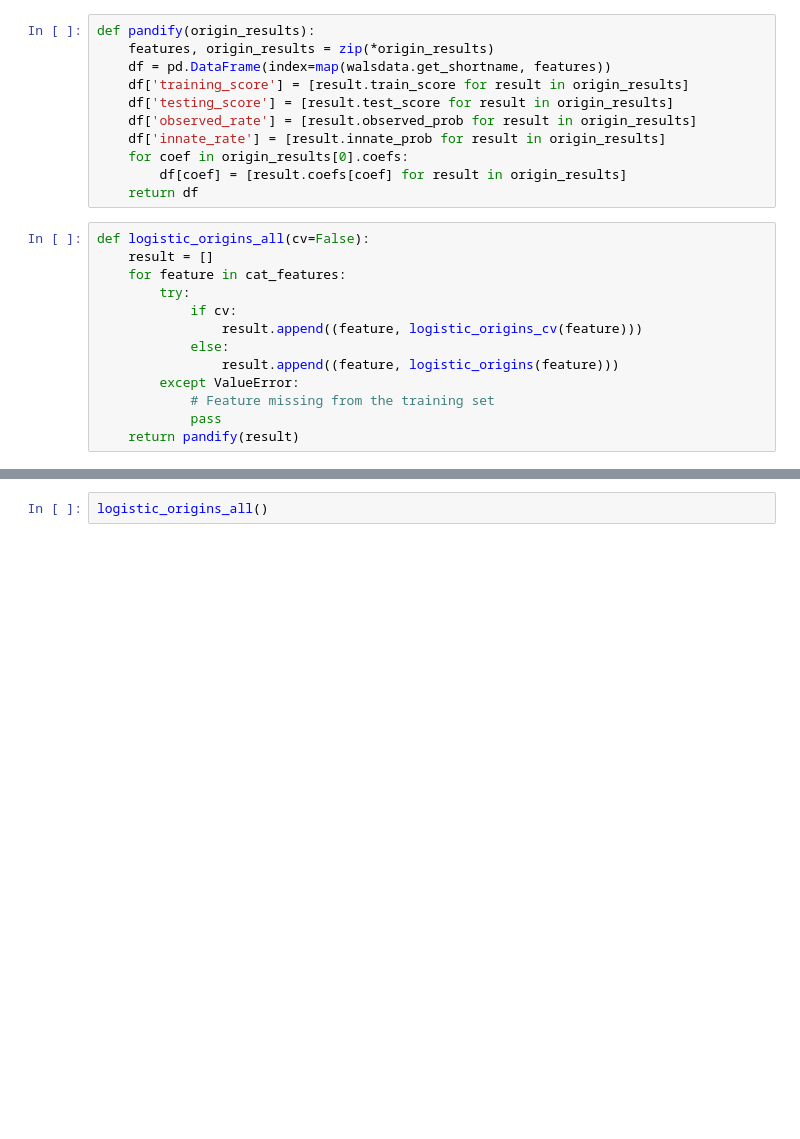
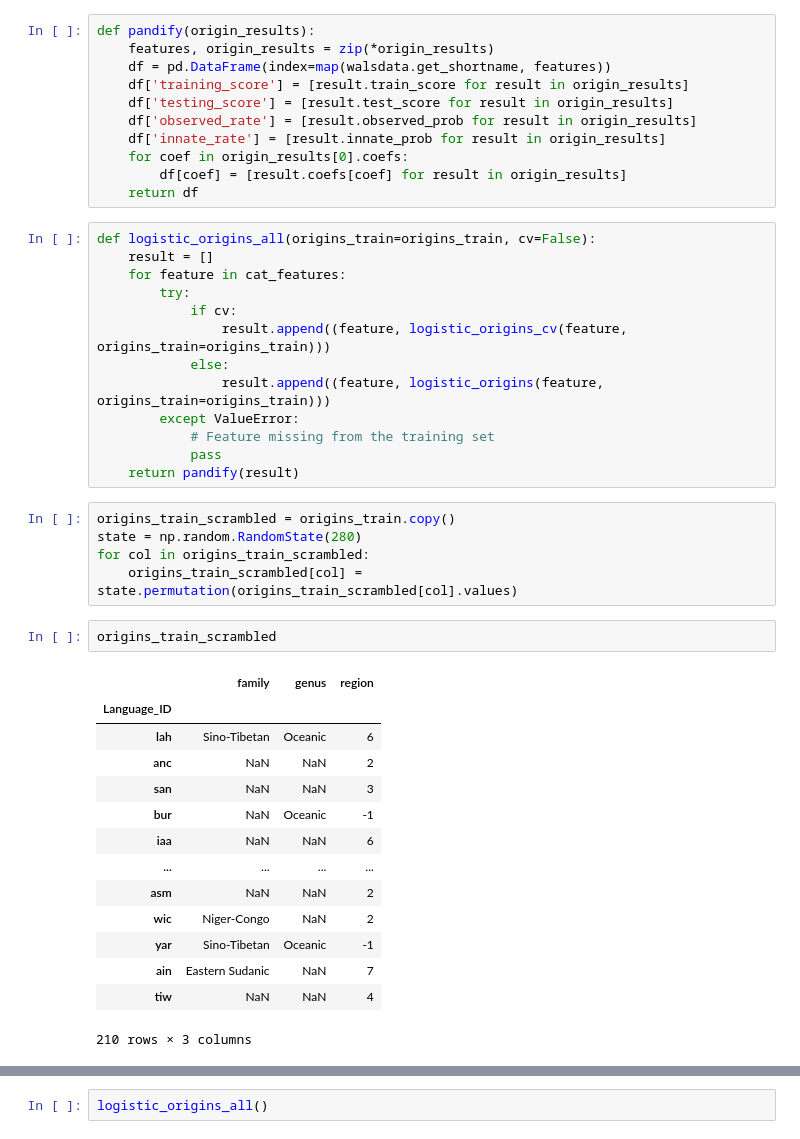
Before and after one commit to def-gthill/sils, a Jupyter notebook: origins.ipynb, the cells around one changed output, grey strips where cells are left out. Cells and saved outputs as stored; diff of their text form; blank space fills up the shorter version.

```diff
--- a/origins.ipynb
+++ b/origins.ipynb
@@ -631,15 +633,37 @@ def pandify(origin_results):
         df[coef] = [result.coefs[coef] for result in origin_results]
     return df
 # %%
-def logistic_origins_all(cv=False):
+def logistic_origins_all(origins_train=origins_train, cv=False):
     result = []
     for feature in cat_features:
         try:
             if cv:
-                result.append((feature, logistic_origins_cv(feature)))
+                result.append((feature, logistic_origins_cv(feature, origins_train=origins_train)))
             else:
-                result.append((feature, logistic_origins(feature)))
+                result.append((feature, logistic_origins(feature, origins_train=origins_train)))
         except ValueError:
             # Feature missing from the training set
             pass
     return pandify(result)
+# %%
+origins_train_scrambled = origins_train.copy()
+state = np.random.RandomState(280)
+for col in origins_train_scrambled:
+    origins_train_scrambled[col] = state.permutation(origins_train_scrambled[col].values)
+# %%
+origins_train_scrambled
+# %% [output]
+|  | family | genus | region |
+| Language_ID |  |  |  |
+| lah | Sino-Tibetan | Oceanic | 6 |
+| anc | NaN | NaN | 2 |
+| san | NaN | NaN | 3 |
+| bur | NaN | Oceanic | -1 |
+| iaa | NaN | NaN | 6 |
+| ... | ... | ... | ... |
+| asm | NaN | NaN | 2 |
+| wic | Niger-Congo | NaN | 2 |
+| yar | Sino-Tibetan | Oceanic | -1 |
+| ain | Eastern Sudanic | NaN | 7 |
+| tiw | NaN | NaN | 4 |
+210 rows × 3 columns
```
Also changed, not shown: parts of 8 cells of this notebook.
